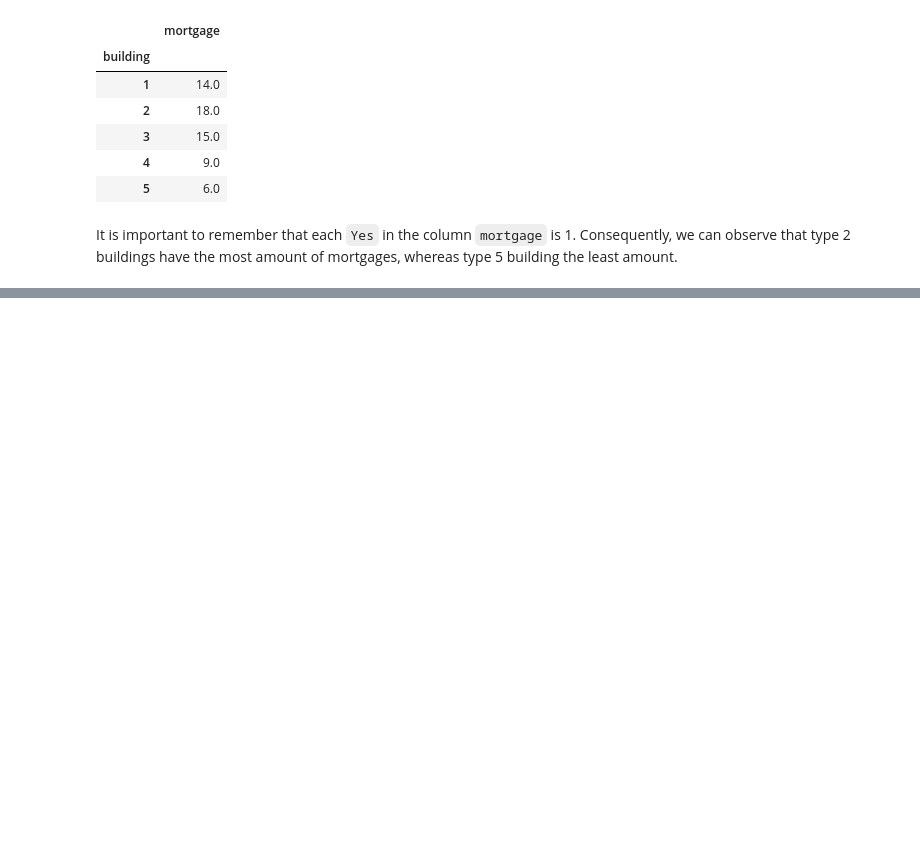
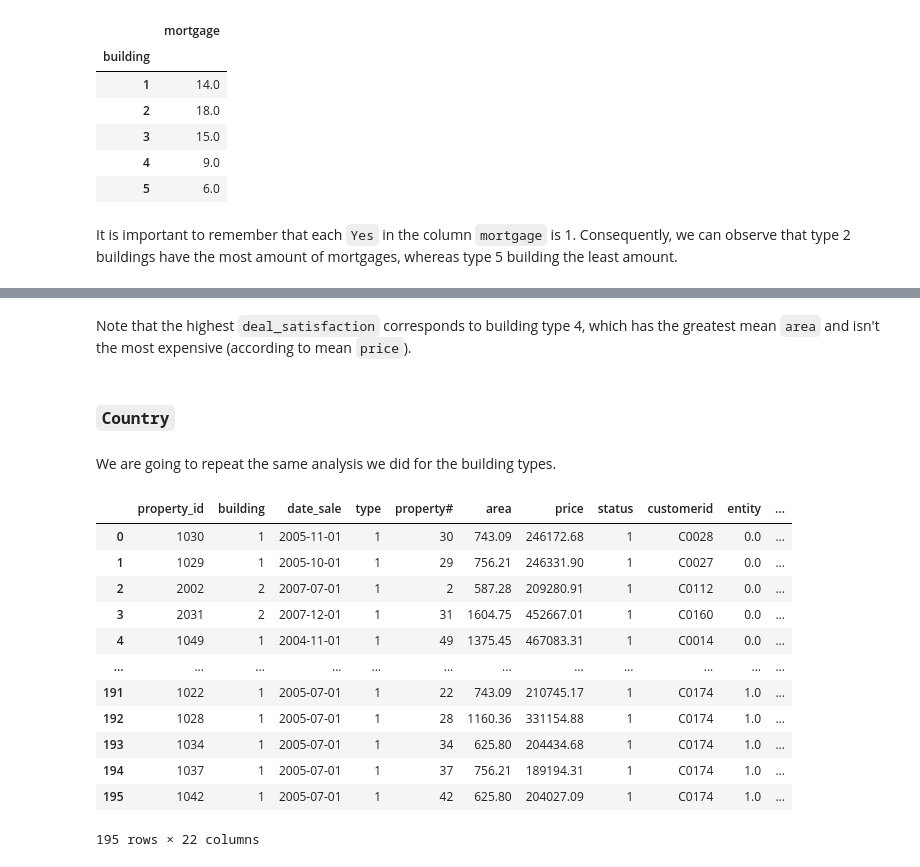
Before and after one commit to German-vr/estate-data-analysis, a Jupyter notebook: notebooks/2_data_analysis.ipynb, the cells around one changed output, grey strips where cells are left out. Saved outputs shown, nothing was run; the diff lists cells and outputs as text; code cells hidden in the pictures; blank space fills up the shorter version.

Commit message:
Finished data analysis

```diff
--- a/notebooks/2_data_analysis.ipynb
+++ b/notebooks/2_data_analysis.ipynb
@@ -6,9 +6,9 @@
 import pandas as pd
 import numpy as np
 
-path_preproccesed = '../data/preprocessed.csv'
+path_preproccesed = '../data/preprocessed.parquet'
 # %%
-df = pd.read_csv(path_preproccesed)
+df = pd.read_parquet(path_preproccesed, engine='fastparquet')
 df.head()
 # %% [output]
 |  | property_id | building | date_sale | type | property# | area | price | status | customerid | entity | ... |
@@ -85,0 +139,23 @@ It is important to remember that each `Yes` in the column `mortgage` is 1. Conse
+# %% [markdown]
+Note that the highest `deal_satisfaction` corresponds to building type 4, which has the greatest mean `area` and isn't the most expensive (according to mean `price`).
+# %% [markdown]
+### `Country`
+# %% [markdown]
+We are going to repeat the same analysis we did for the building types.
+# %%
+sold_df = df[df['status'] == 1]
+sold_df
+# %% [output]
+|  | property_id | building | date_sale | type | property# | area | price | status | customerid | entity | ... |
+| 0 | 1030 | 1 | 2005-11-01 | 1 | 30 | 743.09 | 246172.68 | 1 | C0028 | 0.0 | ... |
+| 1 | 1029 | 1 | 2005-10-01 | 1 | 29 | 756.21 | 246331.90 | 1 | C0027 | 0.0 | ... |
+| 2 | 2002 | 2 | 2007-07-01 | 1 | 2 | 587.28 | 209280.91 | 1 | C0112 | 0.0 | ... |
+| 3 | 2031 | 2 | 2007-12-01 | 1 | 31 | 1604.75 | 452667.01 | 1 | C0160 | 0.0 | ... |
+| 4 | 1049 | 1 | 2004-11-01 | 1 | 49 | 1375.45 | 467083.31 | 1 | C0014 | 0.0 | ... |
+| ... | ... | ... | ... | ... | ... | ... | ... | ... | ... | ... | ... |
+| 191 | 1022 | 1 | 2005-07-01 | 1 | 22 | 743.09 | 210745.17 | 1 | C0174 | 1.0 | ... |
+| 192 | 1028 | 1 | 2005-07-01 | 1 | 28 | 1160.36 | 331154.88 | 1 | C0174 | 1.0 | ... |
+| 193 | 1034 | 1 | 2005-07-01 | 1 | 34 | 625.80 | 204434.68 | 1 | C0174 | 1.0 | ... |
+| 194 | 1037 | 1 | 2005-07-01 | 1 | 37 | 756.21 | 189194.31 | 1 | C0174 | 1.0 | ... |
+| 195 | 1042 | 1 | 2005-07-01 | 1 | 42 | 625.80 | 204027.09 | 1 | C0174 | 1.0 | ... |
+195 rows × 22 columns
```
Also changed, not shown: parts of 30 cells of this notebook, 1 other file.
